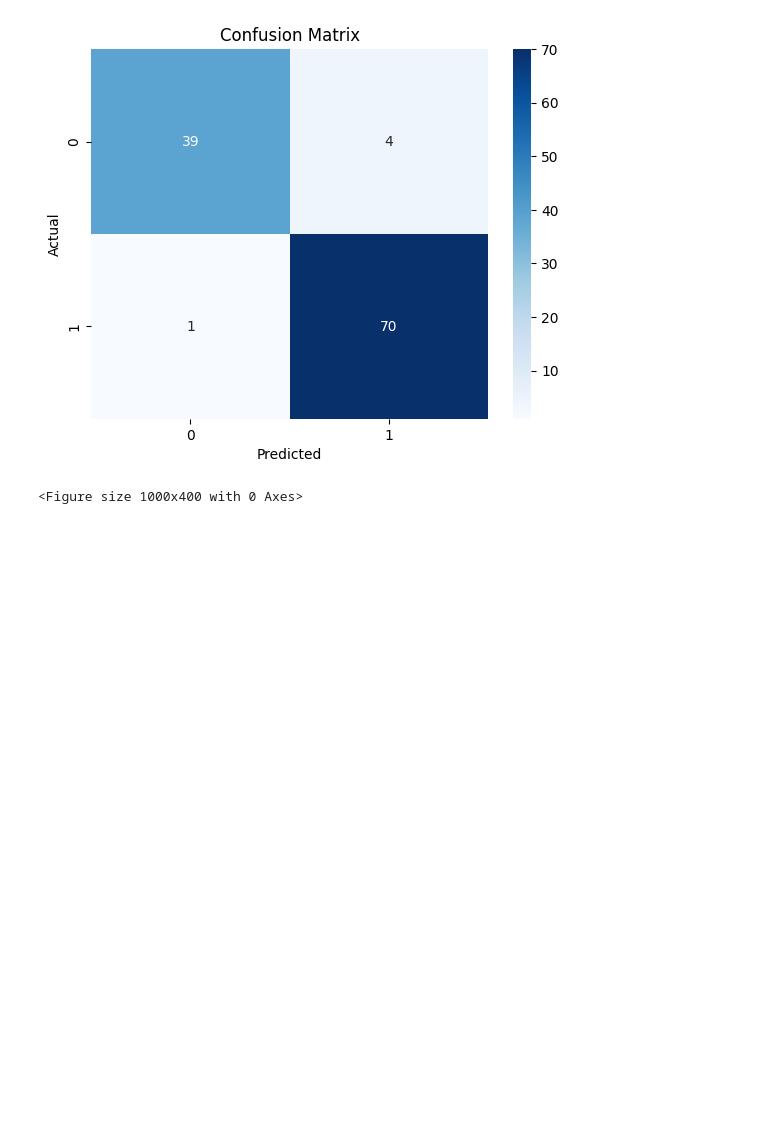
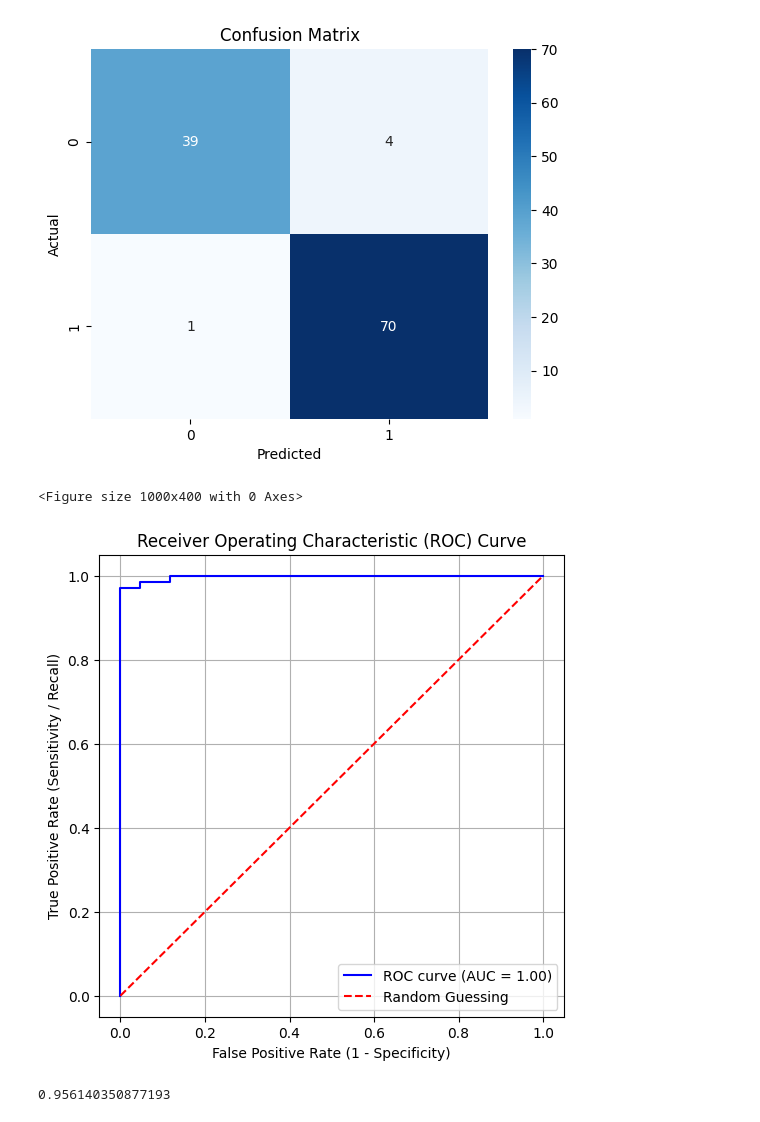
Before and after one commit to Subash-d/ML-Basics, a Jupyter notebook: log_reg.ipynb, the cells around one changed output. Cells and saved outputs as stored; diff of their text form; code cells hidden in the pictures; blank space fills up the shorter version.

```diff
--- a/log_reg.ipynb
+++ b/log_reg.ipynb
@@ -80,3 +80,34 @@ plt.show()
 # %% [output]
 [figure]
 <Figure size 1000x400 with 0 Axes>
+# %%
+from sklearn.metrics import roc_curve, roc_auc_score
+
+# y_test → True labels (0 or 1)
+# y_test_pred_proba → Model's predicted probabilities for the positive class
+# IMPORTANT: For ROC, we need probabilities, NOT just predicted classes
+y_test_pred_proba = logreg.predict_proba(X_test)[:, 1]
+
+# Calculate FPR, TPR, thresholds
+fpr, tpr, thresholds = roc_curve(y_test, y_test_pred_proba)
+
+# Calculate AUC
+roc_auc = roc_auc_score(y_test, y_test_pred_proba)
+
+# Plot
+plt.figure(figsize=(6, 6))
+plt.plot(fpr, tpr, color='blue', label=f'ROC curve (AUC = {roc_auc:.2f})')
+plt.plot([0, 1], [0, 1], color='red', linestyle='--', label='Random Guessing')
+plt.xlabel('False Positive Rate (1 - Specificity)')
+plt.ylabel('True Positive Rate (Sensitivity / Recall)')
+plt.title('Receiver Operating Characteristic (ROC) Curve')
+plt.legend()
+plt.grid(True)
+plt.show()
+# %% [output]
+[figure, added]
+# %%
+logreg.predict_proba(X_test)[:,1]
+logreg.score(X_test, y_test)
+# %% [output]
+0.956140350877193
```
